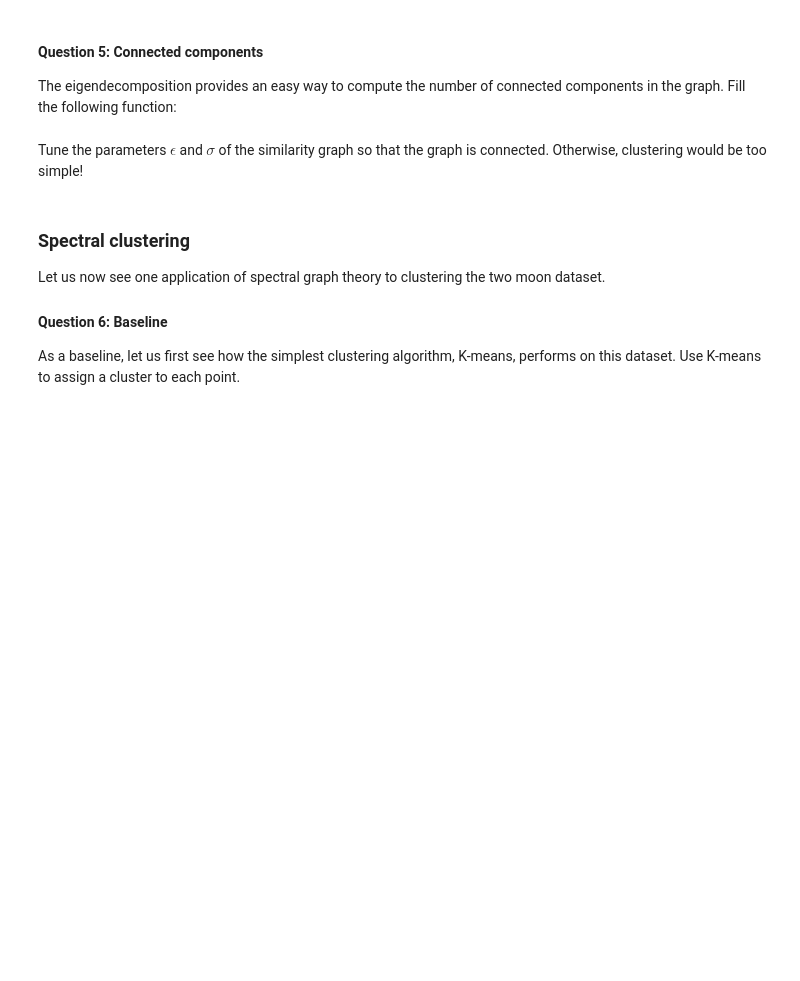
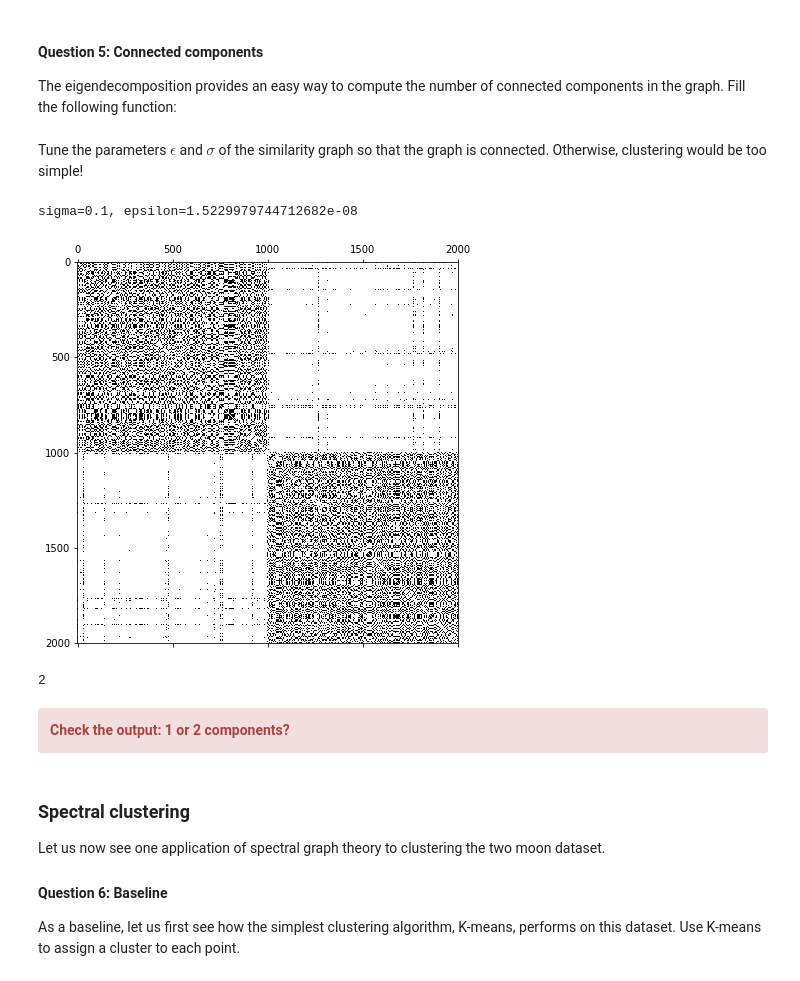
Before and after one commit to JelenaBanjac/network-science-and-graphs, a Jupyter notebook: 2_learning_with_graphs.ipynb, the cells around one changed output. Drawn from its saved outputs; the diff is of its cells as text; code cells hidden in the pictures; blank space fills up the shorter version.

```diff
--- a/2_learning_with_graphs.ipynb
+++ b/2_learning_with_graphs.ipynb
@@ -99,3 +122,23 @@ def compute_laplacian(adjacency: np.ndarray, normalize: bool):
+# %%
+def compute_laplacian(adjacency: np.ndarray, normalize: bool):
+    """ Return:
+        L (n x n ndarray): combinatorial or symmetric normalized Laplacian.
+    """
+    # Your code here
+    n = adjacency.shape[0]
+
+    # D is degree matrix (in our case the degree is represented with the weight of edge)
+    D = np.diag(np.sum(adjacency, axis=1))
+    L = D - adjacency
+
+    if not normalize:
+        return L
+
+    # L_norm = D^(-1/2) @ L @ D^(-1/2)
+    D_norm = np.diag(np.sum(adjacency, axis=1)**(-0.5))
+    L_norm = D_norm @ L @ D_norm
+
+    return L_norm
 # %%
 laplacian_comb = compute_laplacian(adjacency, normalize=False)
 laplacian_norm = compute_laplacian(adjacency, normalize=True)
@@ -117,6 +160,12 @@ def spectral_decomposition(laplacian: np.ndarray):
         U (np.ndarray): corresponding eigenvectors.
     """
     # Your code here
+    lamb, U = np.linalg.eig(laplacian)
+
+    #order the eigenvalues
+    sortInd = np.argsort(lamb)
+
+    return lamb[sortInd], U[:, sortInd]
 # %%
 lamb_comb, U_comb = spectral_decomposition(laplacian_comb)
 lamb_norm, U_norm = spectral_decomposition(laplacian_norm)
@@ -163,7 +215,30 @@ def compute_number_connected_components(lamb: np.array, threshold: float):
 # %% [markdown]
 Tune the parameters $\epsilon$ and $\sigma$ of the similarity graph so that the graph is connected. Otherwise, clustering would be too simple!
+# %%
+# added cell for tuning the params for graph being connected
+sigma = 0.1
+epsilon = np.exp(-0.60**2/(2*sigma**2))
+print(f"sigma={sigma}, epsilon={epsilon}")
+
+laplacian_norm = compute_laplacian(adjacency, normalize=True)
+lamb_norm, U_norm = spectral_decomposition(laplacian_norm)
+
+adjacency = epsilon_similarity_graph(X, sigma=sigma, epsilon=epsilon)
+plt.figure(figsize=(7,7))
+plt.spy(adjacency)
+plt.show()
+# %% [output]
+sigma=0.1, epsilon=1.5229979744712682e-08
+[figure, added]
 # %%
-print(compute_number_connected_components(lamb_norm, threshold=None))
+print(compute_number_connected_components(lamb_norm, threshold=0.0005))#1e-12))
+# %% [output]
+2
+# %% [markdown]
+<div class="alert alert-danger">
+    <b>Check the output: 1 or 2 components?</b>
+
+</div>
 # %% [markdown]
 ### Spectral clustering
 
```
Also changed, not shown: parts of 40 cells of this notebook, 1 other file.
